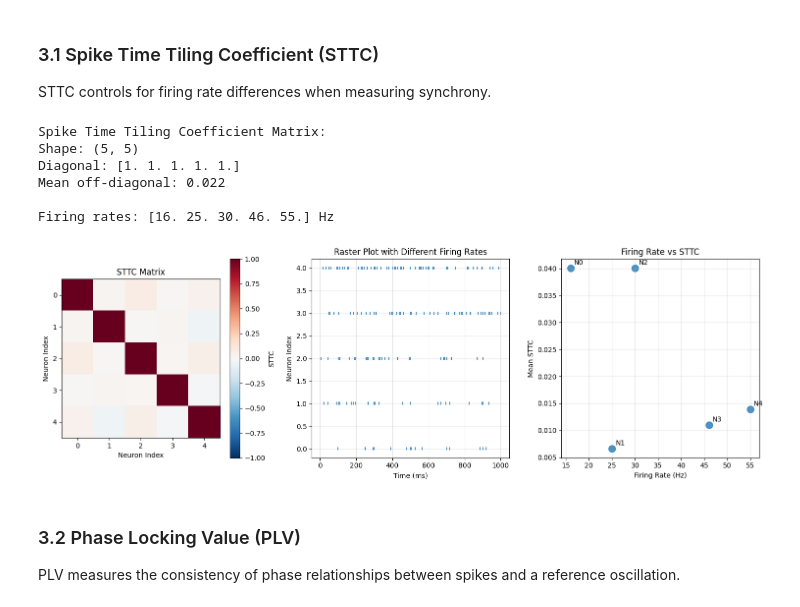
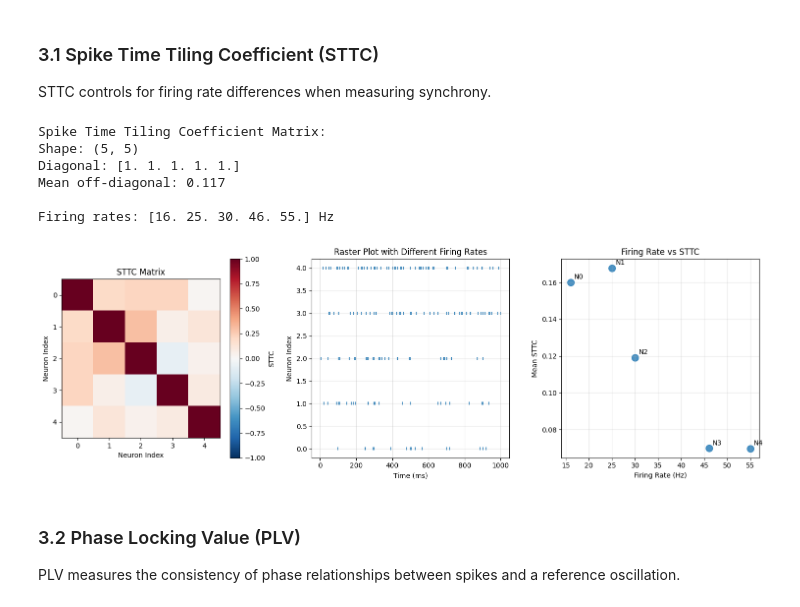
Before and after one commit to chaobrain/braintools, a Jupyter notebook: docs/metric/06_spiking_sync.ipynb, the cells around one changed output. Drawn from its saved outputs; the diff is of its cells as text; code cells hidden in the pictures.

```diff
--- a/docs/metric/06_spiking_sync.ipynb
+++ b/docs/metric/06_spiking_sync.ipynb
@@ -329,7 +330,7 @@ for i in range(n_neurons):
     spikes_sttc = spikes_sttc.at[:, i].set(jnp.maximum(spikes_sttc[:, i], bg_spikes))
 
 # Calculate STTC matrix
-sttc_matrix = braintools.metric.spike_time_tiling_coefficient(spikes_sttc, dt=1.0, tau=0.01)
+sttc_matrix = braintools.metric.spike_time_tiling_coefficient(spikes_sttc, dt=1.0, tau=5.0)
 
 print("\nSpike Time Tiling Coefficient Matrix:")
 print(f"Shape: {sttc_matrix.shape}")
@@ -357,35 +358,35 @@ plt.scatter(spike_times, neuron_indices, marker='|', s=20, alpha=0.8)
 plt.xlabel('Time (ms)')
 plt.ylabel('Neuron Index')
 plt.title('Raster Plot with Different Firing Rates')
 plt.grid(True, alpha=0.3)
 
 # Plot firing rates vs STTC
 plt.subplot(1, 3, 3)
 # Extract mean STTC for each neuron (excluding diagonal)
 mean_sttc_per_neuron = []
 for i in range(n_neurons):
     other_neurons = [j for j in range(n_neurons) if j != i]
     mean_sttc = jnp.mean(sttc_matrix[i, other_neurons])
     mean_sttc_per_neuron.append(mean_sttc)
 
 plt.scatter(firing_rates, mean_sttc_per_neuron, s=100, alpha=0.8)
 for i, (fr, sttc) in enumerate(zip(firing_rates, mean_sttc_per_neuron)):
     plt.annotate(f'N{i}', (fr, sttc), xytext=(5, 5), textcoords='offset points')
 plt.xlabel('Firing Rate (Hz)')
 plt.ylabel('Mean STTC')
 plt.title('Firing Rate vs STTC')
 plt.grid(True, alpha=0.3)
 
 plt.tight_layout()
 plt.show()
 # %% [output]
 Spike Time Tiling Coefficient Matrix:
 Shape: (5, 5)
 Diagonal: [1. 1. 1. 1. 1.]
-Mean off-diagonal: 0.022
+Mean off-diagonal: 0.117
 
 Firing rates: [16. 25. 30. 46. 55.] Hz
-[figure, old version]
+[figure, new version]
 # %% [markdown]
 ### 3.2 Phase Locking Value (PLV)
 
```
Also changed, not shown: parts of 5 cells of this notebook, 27 other files.
